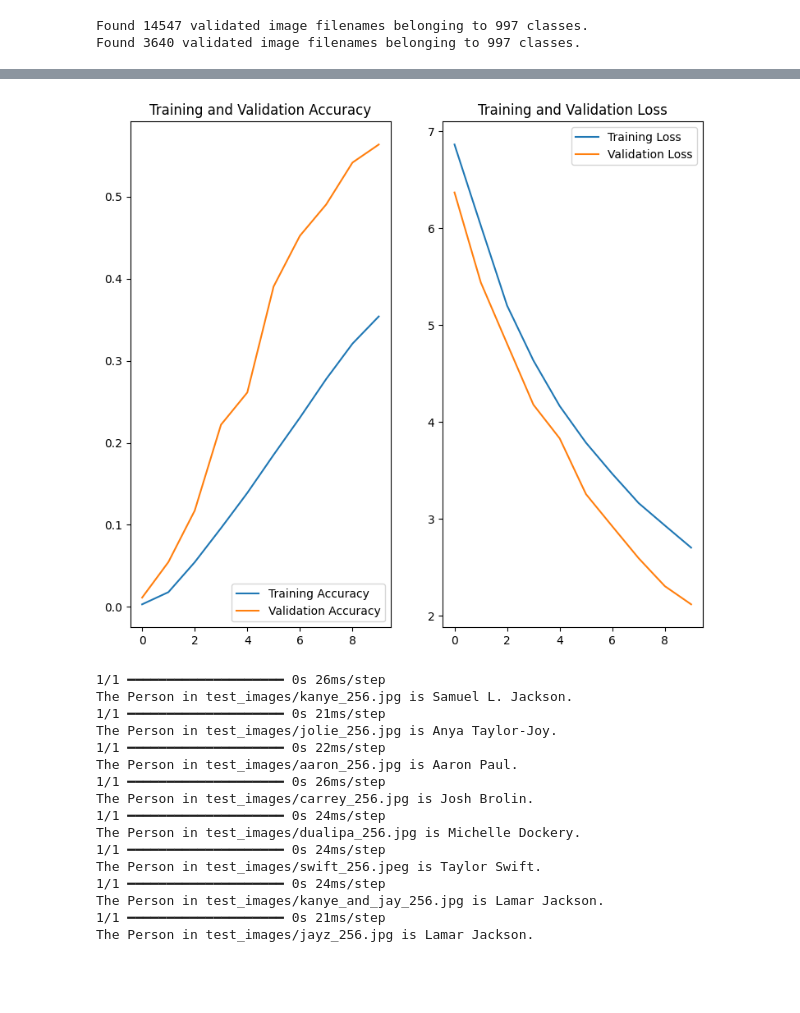
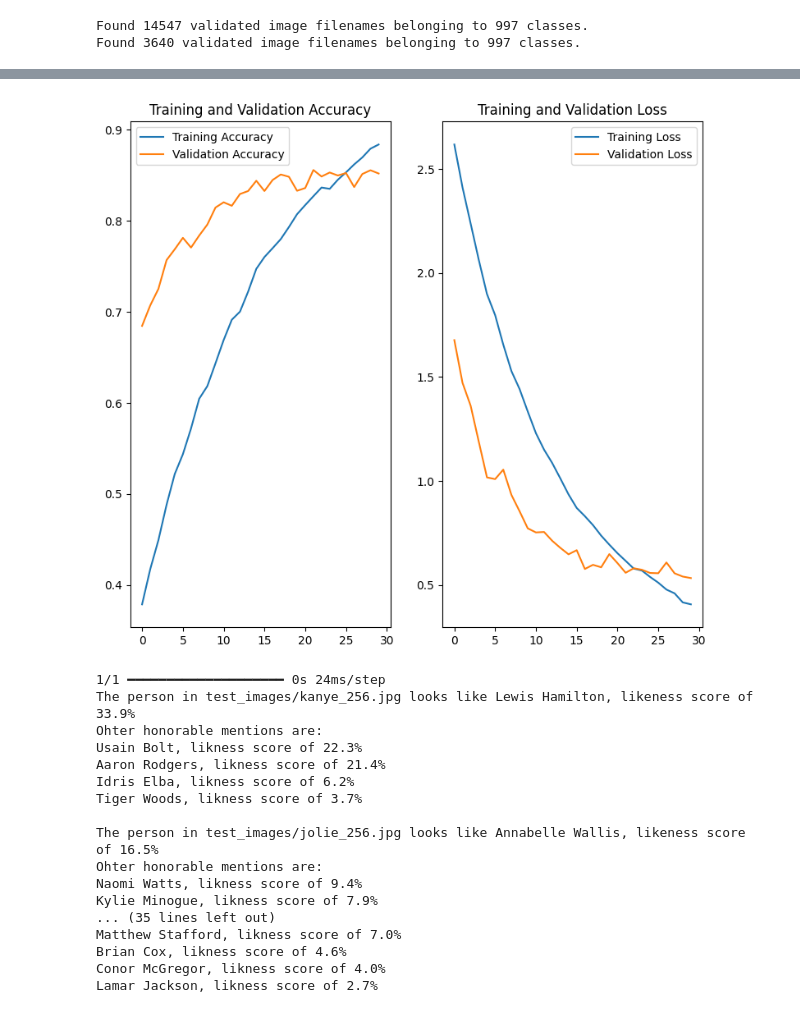
Before and after one commit to iniarski/CelebLookAlike, a Jupyter notebook: Celebrity_Face_Recognition .ipynb, the cells around one changed output, grey strips where cells are left out. Cells and saved outputs as stored; diff of their text form; code cells hidden in the pictures; blank space fills up the shorter version.

```diff
--- a/Celebrity_Face_Recognition .ipynb
+++ b/Celebrity_Face_Recognition .ipynb
@@ -214,7 +267,7 @@ test_generator=test_datagen.flow_from_dataframe(
 Found 14547 validated image filenames belonging to 997 classes.
 Found 3640 validated image filenames belonging to 997 classes.
 # %%
-epochs=10
+epochs=30
 
 result=model.fit(train_generator,
                  validation_data=test_generator,
@@ -243,29 +310,29 @@ Epoch 10: accuracy improved from 0.32075 to 0.35396, saving model to celeb_recog
 # %%
 import matplotlib.pyplot as plt
 
 acc = result.history['accuracy']
 val_acc = result.history['val_accuracy']
 
 loss = result.history['loss']
 val_loss = result.history['val_loss']
 
 epochs_range = range(epochs)
 
 plt.figure(figsize=(9, 8))
 plt.subplot(1, 2, 1)
 plt.plot(epochs_range, acc, label='Training Accuracy')
 plt.plot(epochs_range, val_acc, label='Validation Accuracy')
-plt.legend(loc='lower right')
+plt.legend(loc='upper left')
 plt.title('Training and Validation Accuracy')
 
 plt.subplot(1, 2, 2)
 plt.plot(epochs_range, loss, label='Training Loss')
 plt.plot(epochs_range, val_loss, label='Validation Loss')
 plt.legend(loc='upper right')
 plt.title('Training and Validation Loss')
 plt.show()
 # %% [output]
-[figure, old version]
+[figure, new version]
 # %%
 import numpy as np
 
@@ -283,37 +350,48 @@ def get_name(id):
     else:
         return None
 
+image_arrays = []
+
 for image in test_images:
-
-
     img = tf.keras.preprocessing.image.load_img(
         image, target_size=(rows, cols)
     )
+    img_array = tf.keras.preprocessing.image.img_to_array(img)
+    img_array = img_array / 255.0
+    image_arrays.append(img_array)
 
-    img_array = tf.keras.preprocessing.image.img_to_array(img)
-    img_array = tf.expand_dims(img_array, 0) # Create a batch
-    img_array=img_array/255.
+batch_array = np.stack(image_arrays, axis=0)
 
-    score = model.predict(img_array)
-    celeb_id = int(class_ids[np.argmax(score)])
-    name = get_name(celeb_id)
-    print(
-        f"The Person in {image} is {name}."
-    )
+scores = model.predict(batch_array)
+
+for i, score in enumerate(scores):
+    top_5_indices = np.argsort(score)[-5:][::-1]
+    top_5_celeb_ids = [int(class_ids[idx]) for idx in top_5_indices]
+    top_5_names = [get_name(celeb_id) for celeb_id in top_5_celeb_ids]
+    top_5_scores = [score[idx] * 100 for idx in top_5_indices]
+
+    print(f"The person in {test_images[i]} looks like {top_5_names[0]}, likeness score of {top_5_scores[0]:.1f}%")
+    print('Ohter honorable mentions are:')
+    for s, n in zip(top_5_scores[1:], top_5_names[1:]):
+        if s < 1:
+            break
+        print(f'{n}, likness score of {s:.1f}%')
+    print()
 # %% [output]
-1/1 ━━━━━━━━━━━━━━━━━━━━ 0s 26ms/step
-The Person in test_images/kanye_256.jpg is Samuel L. Jackson.
-1/1 ━━━━━━━━━━━━━━━━━━━━ 0s 21ms/step
-The Person in test_images/jolie_256.jpg is Anya Taylor-Joy.
-1/1 ━━━━━━━━━━━━━━━━━━━━ 0s 22ms/step
-The Person in test_images/aaron_256.jpg is Aaron Paul.
-1/1 ━━━━━━━━━━━━━━━━━━━━ 0s 26ms/step
-The Person in test_images/carrey_256.jpg is Josh Brolin.
 1/1 ━━━━━━━━━━━━━━━━━━━━ 0s 24ms/step
-The Person in test_images/dualipa_256.jpg is Michelle Dockery.
-1/1 ━━━━━━━━━━━━━━━━━━━━ 0s 24ms/step
-The Person in test_images/swift_256.jpeg is Taylor Swift.
-1/1 ━━━━━━━━━━━━━━━━━━━━ 0s 24ms/step
-The Person in test_images/kanye_and_jay_256.jpg is Lamar Jackson.
-1/1 ━━━━━━━━━━━━━━━━━━━━ 0s 21ms/step
-The Person in test_images/jayz_256.jpg is Lamar Jackson.
+The person in test_images/kanye_256.jpg looks like Lewis Hamilton, likeness score of 33.9%
+Ohter honorable mentions are:
+Usain Bolt, likness score of 22.3%
+Aaron Rodgers, likness score of 21.4%
+Idris Elba, likness score of 6.2%
+Tiger Woods, likness score of 3.7%
+
+The person in test_images/jolie_256.jpg looks like Annabelle Wallis, likeness score of 16.5%
+Ohter honorable mentions are:
+Naomi Watts, likness score of 9.4%
+Kylie Minogue, likness score of 7.9%
+... (35 lines left out)
+Matthew Stafford, likness score of 7.0%
+Brian Cox, likness score of 4.6%
+Conor McGregor, likness score of 4.0%
+Lamar Jackson, likness score of 2.7%
```
Also changed, not shown: parts of 6 cells of this notebook.
